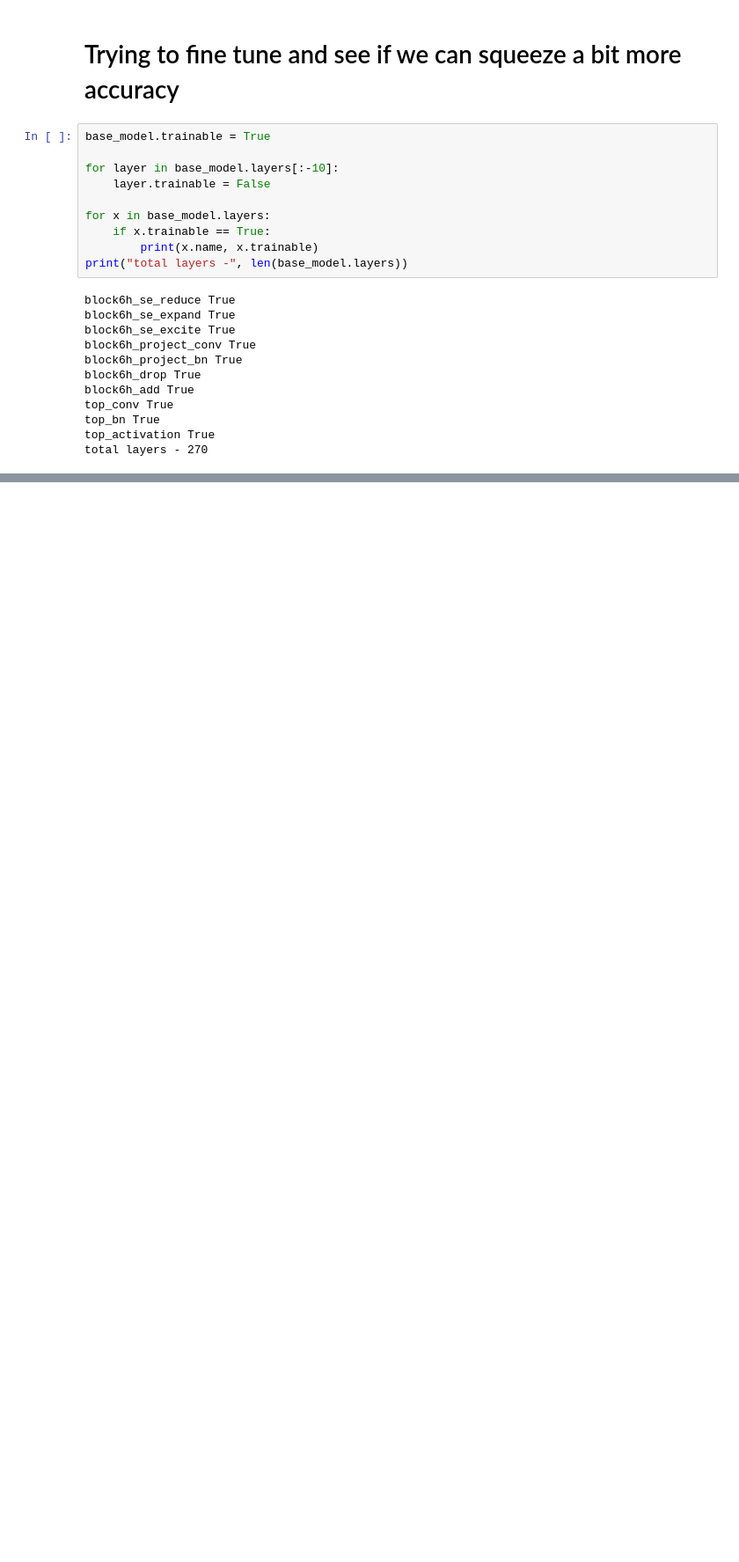
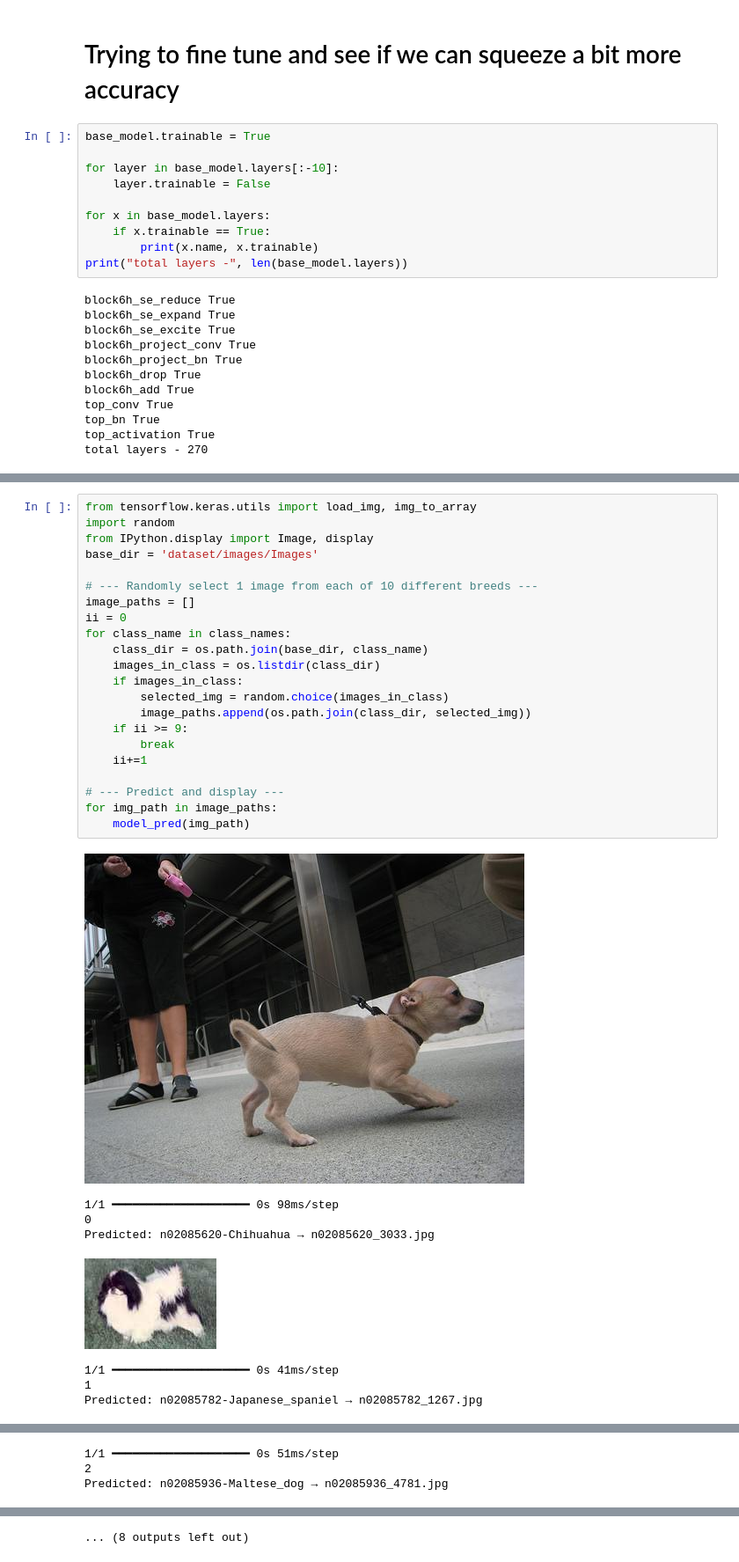
Before and after one commit to baldeoJV/pawScan_model, a Jupyter notebook: DogBreedClassification_TESTED.ipynb, the cells around one changed output, grey strips where cells are left out. Shown at 88% size. Cells and saved outputs as stored; diff of their text form; blank space fills up the shorter version.

```diff
--- a/DogBreedClassification_TESTED.ipynb
+++ b/DogBreedClassification_TESTED.ipynb
@@ -619,0 +688,31 @@ W0000 00:00:1747559629.887166   39506 tf_tfl_flatbuffer_helpers.cc:368] Ignored
+# %%
+from tensorflow.keras.utils import load_img, img_to_array
+import random
+from IPython.display import Image, display
+base_dir = 'dataset/images/Images'
+
+# --- Randomly select 1 image from each of 10 different breeds ---
+image_paths = []
+ii = 0
+for class_name in class_names:
+    class_dir = os.path.join(base_dir, class_name)
+    images_in_class = os.listdir(class_dir)
+    if images_in_class:
+        selected_img = random.choice(images_in_class)
+        image_paths.append(os.path.join(class_dir, selected_img))
+    if ii >= 9:
+        break
+    ii+=1
+
+# --- Predict and display ---
+for img_path in image_paths:
+    model_pred(img_path)
+# %% [output]
+[figure, added]
+1/1 ━━━━━━━━━━━━━━━━━━━━ 0s 98ms/step
+0
+Predicted: n02085620-Chihuahua → n02085620_3033.jpg
+[figure, added]
+1/1 ━━━━━━━━━━━━━━━━━━━━ 0s 41ms/step
+1
+Predicted: n02085782-Japanese_spaniel → n02085782_1267.jpg
@@ -619,0 +720,3 @@ W0000 00:00:1747559629.887166   39506 tf_tfl_flatbuffer_helpers.cc:368] Ignored
+1/1 ━━━━━━━━━━━━━━━━━━━━ 0s 51ms/step
+2
+Predicted: n02085936-Maltese_dog → n02085936_4781.jpg
@@ -619,0 +735 @@ W0000 00:00:1747559629.887166   39506 tf_tfl_flatbuffer_helpers.cc:368] Ignored
+... (8 outputs left out)
```
Also changed, not shown: parts of 18 cells of this notebook, 19 other files.
